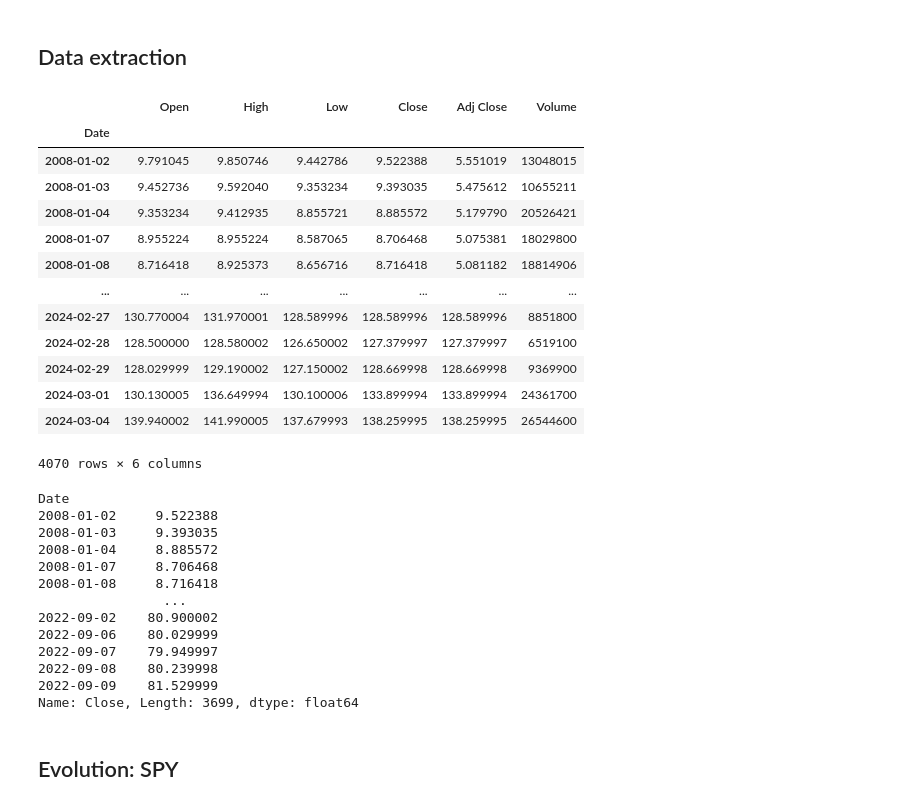
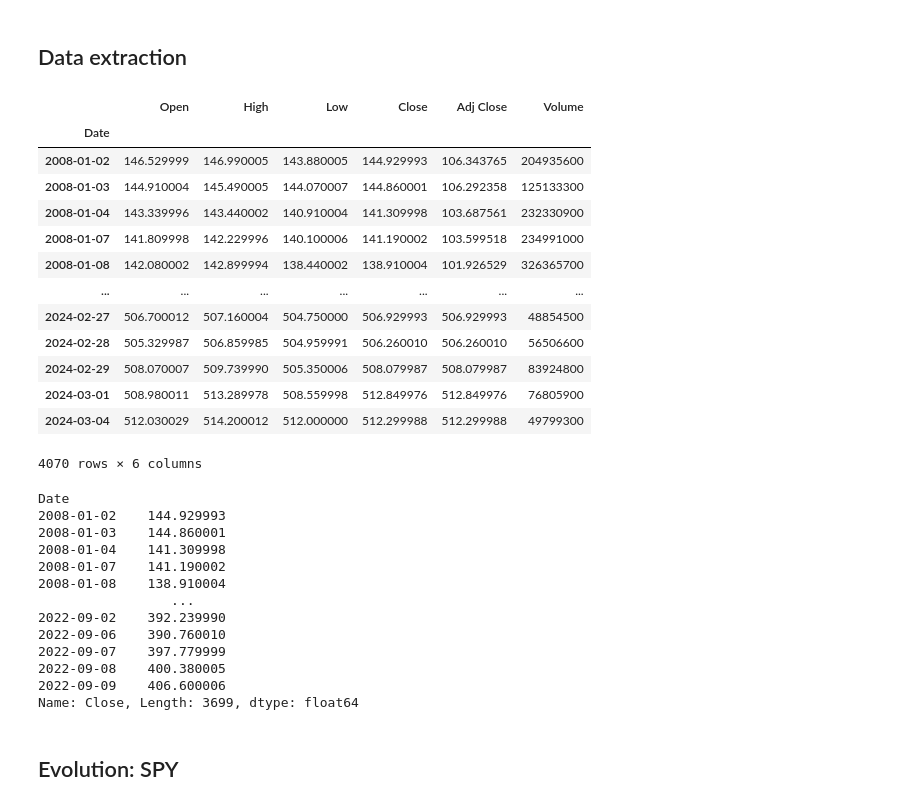
Before and after one commit to lajmej/CursoGit2024, a Jupyter notebook: Stylized_fact.ipynb, the cells around one changed output. Drawn from its saved outputs; the diff is of its cells as text; code cells hidden in the pictures.

```diff
--- a/Stylized_fact.ipynb
+++ b/Stylized_fact.ipynb
@@ -39,44 +39,44 @@ from statsmodels.graphics.tsaplots import plot_acf
 ## Data extraction
 # %%
 # Fetch data by specifying the the start and end dates
-df = yf.download('TSM', start='2008-01-01', end='2024-03-05', progress=False)
+df = yf.download('SPY', start='2008-01-01', end='2024-03-05', progress=False)
 
 # Display the first five rows of the dataframe to check the results.
 df
 # %% [output]
 |  | Open | High | Low | Close | Adj Close | Volume |
 | Date |  |  |  |  |  |  |
-| 2008-01-02 | 9.791045 | 9.850746 | 9.442786 | 9.522388 | 5.551019 | 13048015 |
-| 2008-01-03 | 9.452736 | 9.592040 | 9.353234 | 9.393035 | 5.475612 | 10655211 |
-| 2008-01-04 | 9.353234 | 9.412935 | 8.855721 | 8.885572 | 5.179790 | 20526421 |
-| 2008-01-07 | 8.955224 | 8.955224 | 8.587065 | 8.706468 | 5.075381 | 18029800 |
-| 2008-01-08 | 8.716418 | 8.925373 | 8.656716 | 8.716418 | 5.081182 | 18814906 |
+| 2008-01-02 | 146.529999 | 146.990005 | 143.880005 | 144.929993 | 106.343765 | 204935600 |
+| 2008-01-03 | 144.910004 | 145.490005 | 144.070007 | 144.860001 | 106.292358 | 125133300 |
+| 2008-01-04 | 143.339996 | 143.440002 | 140.910004 | 141.309998 | 103.687561 | 232330900 |
+| 2008-01-07 | 141.809998 | 142.229996 | 140.100006 | 141.190002 | 103.599518 | 234991000 |
+| 2008-01-08 | 142.080002 | 142.899994 | 138.440002 | 138.910004 | 101.926529 | 326365700 |
 | ... | ... | ... | ... | ... | ... | ... |
-| 2024-02-27 | 130.770004 | 131.970001 | 128.589996 | 128.589996 | 128.589996 | 8851800 |
-| 2024-02-28 | 128.500000 | 128.580002 | 126.650002 | 127.379997 | 127.379997 | 6519100 |
-| 2024-02-29 | 128.029999 | 129.190002 | 127.150002 | 128.669998 | 128.669998 | 9369900 |
-| 2024-03-01 | 130.130005 | 136.649994 | 130.100006 | 133.899994 | 133.899994 | 24361700 |
-| 2024-03-04 | 139.940002 | 141.990005 | 137.679993 | 138.259995 | 138.259995 | 26544600 |
+| 2024-02-27 | 506.700012 | 507.160004 | 504.750000 | 506.929993 | 506.929993 | 48854500 |
+| 2024-02-28 | 505.329987 | 506.859985 | 504.959991 | 506.260010 | 506.260010 | 56506600 |
+| 2024-02-29 | 508.070007 | 509.739990 | 505.350006 | 508.079987 | 508.079987 | 83924800 |
+| 2024-03-01 | 508.980011 | 513.289978 | 508.559998 | 512.849976 | 512.849976 | 76805900 |
+| 2024-03-04 | 512.030029 | 514.200012 | 512.000000 | 512.299988 | 512.299988 | 49799300 |
 4070 rows × 6 columns
 # %%
 # Fetch data by specifying the the start and end dates
-df = yf.download('TSM', start='2008-01-01', end='2022-09-12', progress=False)['Close']
+df = yf.download('SPY', start='2008-01-01', end='2022-09-12', progress=False)['Close']
 
 # Display the first five rows of the dataframe to check the results.
 df
 # %% [output]
 Date
-2008-01-02     9.522388
-2008-01-03     9.393035
-2008-01-04     8.885572
-2008-01-07     8.706468
-2008-01-08     8.716418
-                ...
-2022-09-02    80.900002
-2022-09-06    80.029999
-2022-09-07    79.949997
-2022-09-08    80.239998
-2022-09-09    81.529999
+2008-01-02    144.929993
+2008-01-03    144.860001
+2008-01-04    141.309998
+2008-01-07    141.190002
+2008-01-08    138.910004
+                 ...
+2022-09-02    392.239990
+2022-09-06    390.760010
+2022-09-07    397.779999
+2022-09-08    400.380005
+2022-09-09    406.600006
 Name: Close, Length: 3699, dtype: float64
 # %% [markdown]
 ## Evolution: SPY
```
Also changed, not shown: parts of 5 cells of this notebook.
